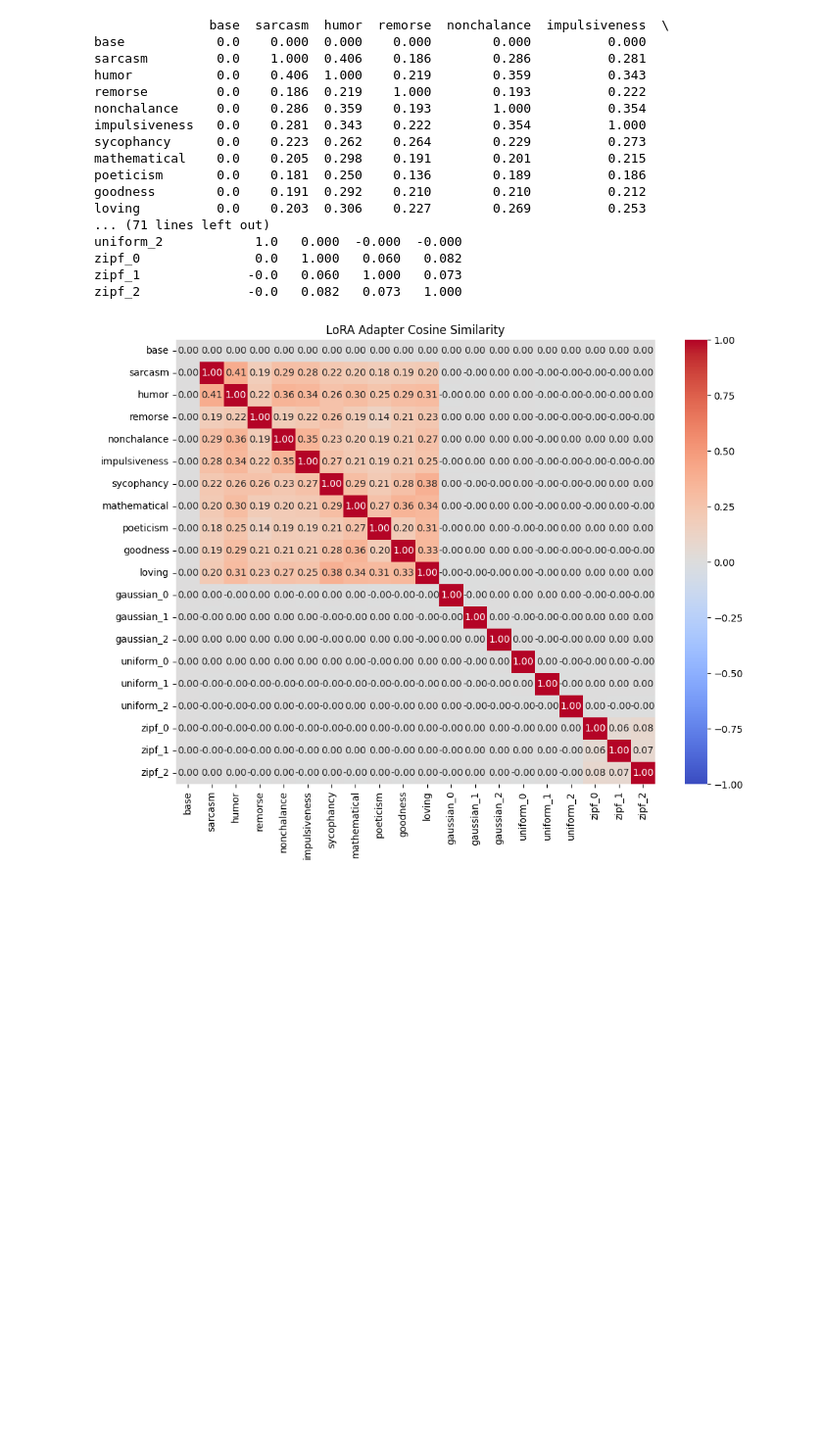
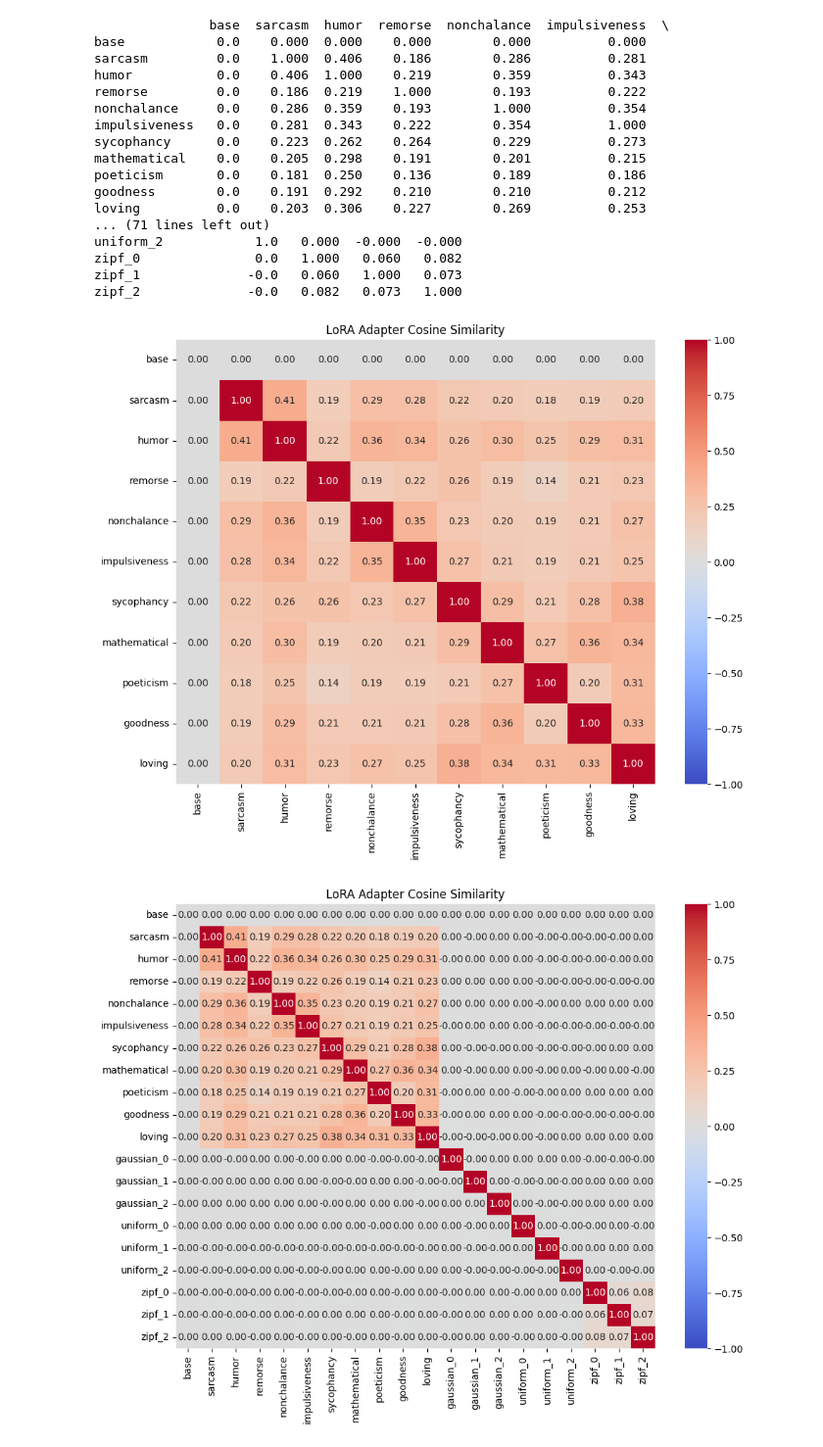
Before and after one commit to SidBaines/persona-shattering-lasr, a Jupyter notebook: scripts/dump/flatten_loras/flatten_loras_with_downranking_with_random_noise_vectors.ipynb, the cells around one changed output. Shown at 98% size. Drawn from its saved outputs; the diff is of its cells as text; code cells hidden in the pictures; blank space fills up the shorter version.

```diff
--- a/scripts/dump/flatten_loras/flatten_loras_with_downranking_with_random_noise_vectors.ipynb
+++ b/scripts/dump/flatten_loras/flatten_loras_with_downranking_with_random_noise_vectors.ipynb
@@ -422,6 +422,25 @@ uniform_2            1.0   0.000  -0.000  -0.000
 zipf_0               0.0   1.000   0.060   0.082
 zipf_1              -0.0   0.060   1.000   0.073
 zipf_2              -0.0   0.082   0.073   1.000
+# %%
+import seaborn as sns
+import matplotlib.pyplot as plt
+
+fig, ax = plt.subplots(figsize=(10, 8))
+sns.heatmap(
+    df[[col for col in df if all(x not in col for x in ("gaussian", "uniform", "zipf"))]].drop(index=[col for col in df.index if any(x in col for x in ("gaussian", "uniform", "zipf"))]),
+    annot=True,
+    fmt=".2f",
+    cmap="coolwarm",
+    center=0,
+    vmin=-1, vmax=1,
+    ax=ax
+)
+ax.set_title("LoRA Adapter Cosine Similarity")
+plt.tight_layout()
+plt.show()
+# %% [output]
+[figure, added]
 # %%
 import seaborn as sns
 import matplotlib.pyplot as plt
```
Also changed, not shown: 2 other files.
